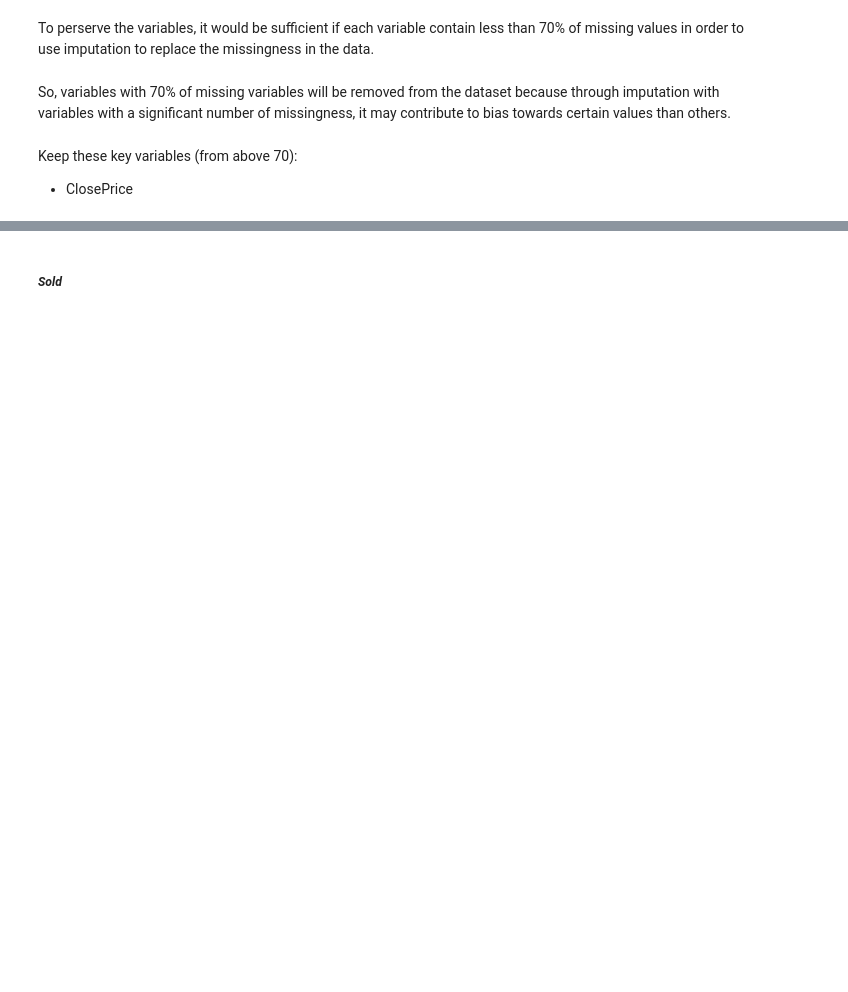
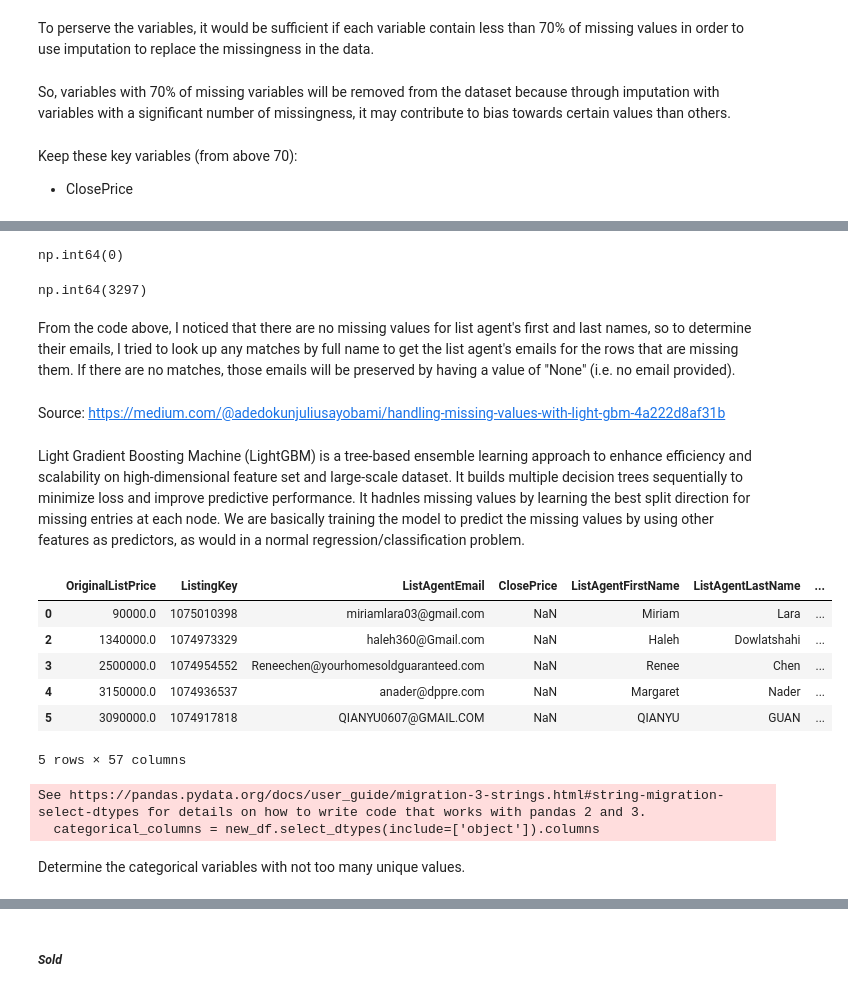
Before and after one commit to mayabernstein/idx-exchange, a Jupyter notebook: data_exploration/03_data_cleaning.ipynb, the cells around one changed output, grey strips where cells are left out. Saved outputs shown, nothing was run; the diff lists cells and outputs as text; code cells hidden in the pictures; blank space fills up the shorter version.

```diff
--- a/data_exploration/03_data_cleaning.ipynb
+++ b/data_exploration/03_data_cleaning.ipynb
@@ -276,0 +339,4 @@ df_listing_clean.shape
+# %%
+df_listings_cleaned = df_listings_clean.dropna(subset=['OriginalListPrice', 'ListAgentFirstName', 'ListAgentLastName', 'UnparsedAddress', 'ListPrice', 'ListAgentFullName', 'CountyOrParish',
+                'ListAgentFirstName.1', 'StreetNumberNumeric', 'City', 'ContractStatusChangeDate', 'ListPrice.1', 'StateOrProvince', 'ListAgentLastName.1',
+                'PostalCode', 'UnparsedAddress.1'])
@@ -276,0 +393,34 @@ df_listing_clean.shape
+# %%
+df_listings_cleaned['ListAgentEmail'].isna().sum()
+# %% [output]
+np.int64(0)
+# %%
+(df_listings_cleaned['ListAgentEmail'] == 'None').sum()
+# %% [output]
+np.int64(3297)
+# %% [markdown]
+From the code above, I noticed that there are no missing values for list agent's first and last names, so to determine their emails, I tried to look up any matches by full name to get the list agent's emails for the rows that are missing them. If there are no matches, those emails will be preserved by having a value of "None" (i.e. no email provided).
+# %% [markdown]
+Source: https://medium.com/@adedokunjuliusayobami/handling-missing-values-with-light-gbm-4a222d8af31b
+# %% [markdown]
+Light Gradient Boosting Machine (LightGBM) is a tree-based ensemble learning approach to enhance efficiency and scalability on high-dimensional feature set and large-scale dataset. It builds multiple decision trees sequentially to minimize loss and improve predictive performance. It hadnles missing values by learning the best split direction for missing entries at each node. We are basically training the model to predict the missing values by using other features as predictors, as would in a normal regression/classification problem.
+# %%
+new_df = df_listings_cleaned.copy()
+pred_df = df_listings_cleaned.copy()
+new_df.head()
+# %% [output]
+|  | OriginalListPrice | ListingKey | ListAgentEmail | ClosePrice | ListAgentFirstName | ListAgentLastName | ... |
+| 0 | 90000.0 | 1075010398 | miriamlara03@gmail.com | NaN | Miriam | Lara | ... |
+| 2 | 1340000.0 | 1074973329 | haleh360@Gmail.com | NaN | Haleh | Dowlatshahi | ... |
+| 3 | 2500000.0 | 1074954552 | Reneechen@yourhomesoldguaranteed.com | NaN | Renee | Chen | ... |
+| 4 | 3150000.0 | 1074936537 | anader@dppre.com | NaN | Margaret | Nader | ... |
+| 5 | 3090000.0 | 1074917818 | QIANYU0607@GMAIL.COM | NaN | QIANYU | GUAN | ... |
+5 rows × 57 columns
+# %%
+categorical_columns = new_df.select_dtypes(include=['object']).columns
+continuous_columns = new_df.select_dtypes(include=['int64', 'float64']).columns
+# %% [output]
+See https://pandas.pydata.org/docs/user_guide/migration-3-strings.html#string-migration-select-dtypes for details on how to write code that works with pandas 2 and 3.
+  categorical_columns = new_df.select_dtypes(include=['object']).columns
+# %% [markdown]
+Determine the categorical variables with not too many unique values.
```
Also changed, not shown: parts of 82 cells of this notebook.
